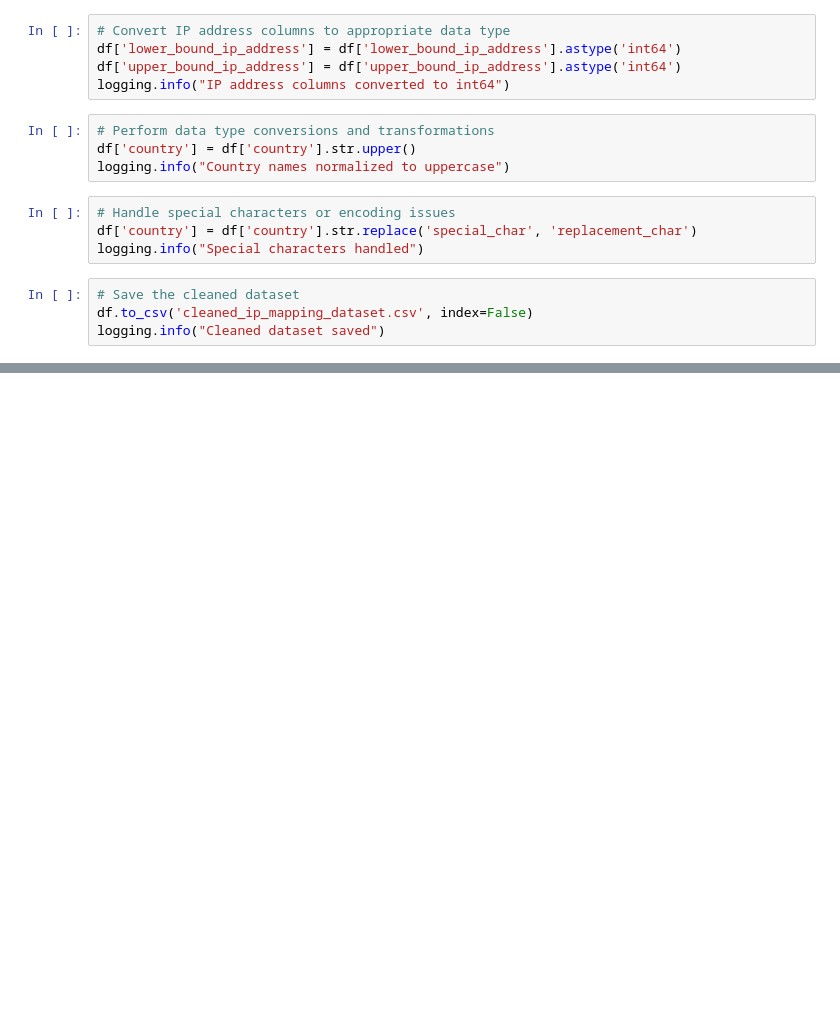
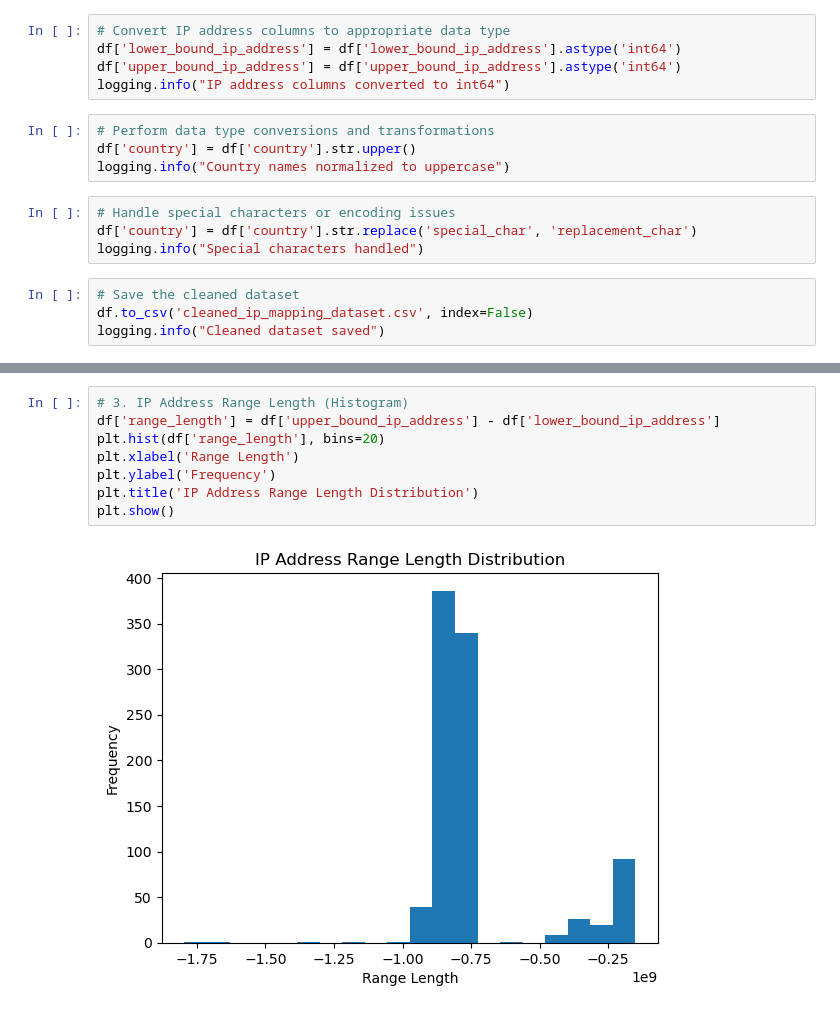
Before and after one commit to jodahe1/Adey-Innovations-Inc, a Jupyter notebook: IPAddressDataCleaning.ipynb, the cells around one changed output, grey strips where cells are left out. Saved outputs shown, nothing was run; the diff lists cells and outputs as text; blank space fills up the shorter version.

```diff
--- a/IPAddressDataCleaning.ipynb
+++ b/IPAddressDataCleaning.ipynb
@@ -57,0 +84,10 @@ logging.info("Cleaned dataset saved")
+# %%
+# 3. IP Address Range Length (Histogram)
+df['range_length'] = df['upper_bound_ip_address'] - df['lower_bound_ip_address']
+plt.hist(df['range_length'], bins=20)
+plt.xlabel('Range Length')
+plt.ylabel('Frequency')
+plt.title('IP Address Range Length Distribution')
+plt.show()
+# %% [output]
+[figure, added]
```
Also changed, not shown: parts of 7 cells of this notebook.
